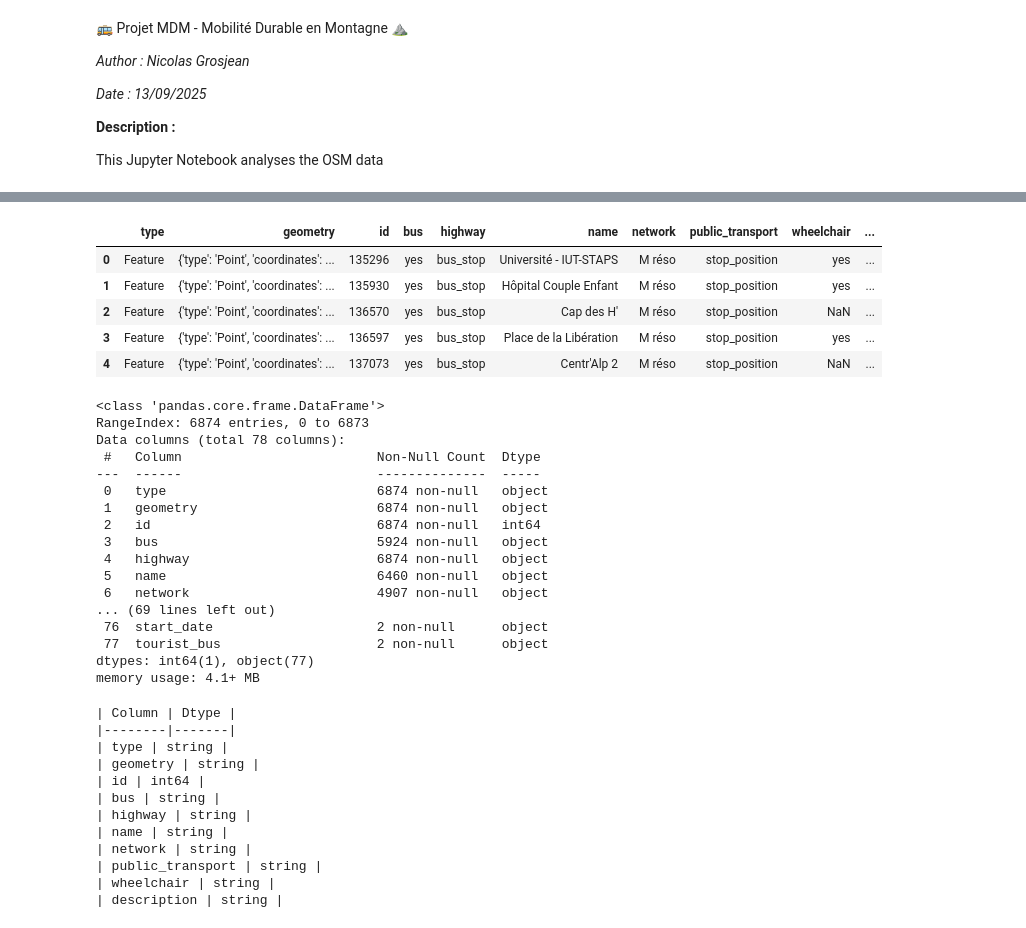
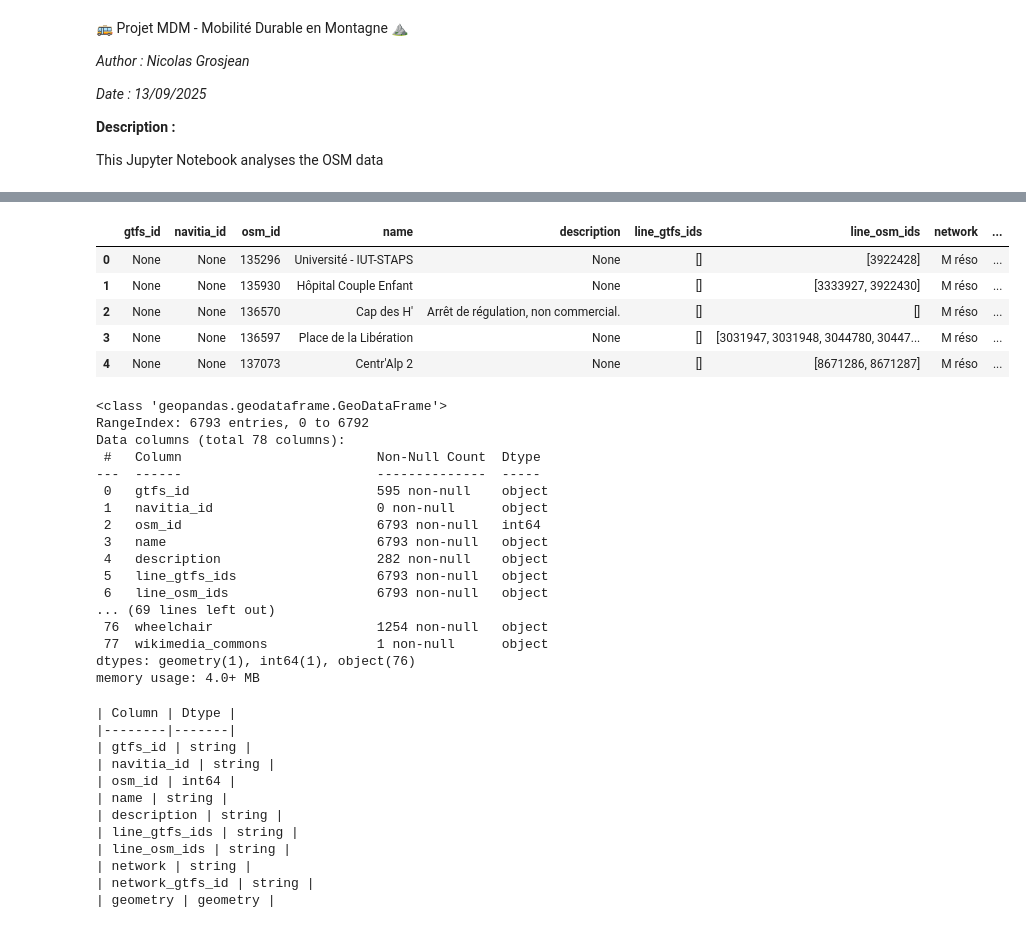
Before and after one commit to lsorba/mobilite_durable, a Jupyter notebook: src/notebooks/2025-09-13_NicolasGrosjean_OSM.ipynb, the cells around one changed output, grey strips where cells are left out. Drawn from its saved outputs; the diff is of its cells as text; code cells hidden in the pictures.

```diff
--- a/src/notebooks/2025-09-13_NicolasGrosjean_OSM.ipynb
+++ b/src/notebooks/2025-09-13_NicolasGrosjean_OSM.ipynb
@@ -28,7 +29,6 @@ def get_markdown_dtype(df: pd.DataFrame):
         markdown_table += f"| {col} | {dtype} |\n"
     return markdown_table
 # %%
-bus_data = OSMBusStopsProcessor.fetch(reload_pipeline=False)
-stops_df = pd.DataFrame(bus_data["features"])
-stops_df.head()
+stops_gdf = OSMBusStopsProcessor.fetch(reload_pipeline=False)
+stops_gdf.head()
 # %% [output]
@@ -41,51 +62,51 @@ stops_df.head()
 # %%
-expanded = stops_df["properties"].apply(pd.Series)
-expanded_stops_df = pd.concat([stops_df.drop(columns=["properties"]), expanded], axis=1)
-expanded_stops_df[expanded_stops_df.columns[:10]].head()
+expanded = stops_gdf["other"].apply(pd.Series)
+expanded_stops_gdf = pd.concat([stops_gdf.drop(columns=["other"]), expanded], axis=1)
+expanded_stops_gdf[expanded_stops_gdf.columns[:10]].head()
 # %% [output]
-|  | type | geometry | id | bus | highway | name | network | public_transport | wheelchair | ... |
-| 0 | Feature | {'type': 'Point', 'coordinates': ... | 135296 | yes | bus_stop | Université - IUT-STAPS | M réso | stop_position | yes | ... |
-| 1 | Feature | {'type': 'Point', 'coordinates': ... | 135930 | yes | bus_stop | Hôpital Couple Enfant | M réso | stop_position | yes | ... |
-| 2 | Feature | {'type': 'Point', 'coordinates': ... | 136570 | yes | bus_stop | Cap des H' | M réso | stop_position | NaN | ... |
-| 3 | Feature | {'type': 'Point', 'coordinates': ... | 136597 | yes | bus_stop | Place de la Libération | M réso | stop_position | yes | ... |
-| 4 | Feature | {'type': 'Point', 'coordinates': ... | 137073 | yes | bus_stop | Centr'Alp 2 | M réso | stop_position | NaN | ... |
+|  | gtfs_id | navitia_id | osm_id | name | description | line_gtfs_ids | line_osm_ids | network | ... |
+| 0 | None | None | 135296 | Université - IUT-STAPS | None | [] | [3922428] | M réso | ... |
+| 1 | None | None | 135930 | Hôpital Couple Enfant | None | [] | [3333927, 3922430] | M réso | ... |
+| 2 | None | None | 136570 | Cap des H' | Arrêt de régulation, non commercial. | [] | [] | M réso | ... |
+| 3 | None | None | 136597 | Place de la Libération | None | [] | [3031947, 3031948, 3044780, 30447... | M réso | ... |
+| 4 | None | None | 137073 | Centr'Alp 2 | None | [] | [8671286, 8671287] | M réso | ... |
 # %%
-expanded_stops_df.info()
+expanded_stops_gdf.info()
 # %% [output]
-<class 'pandas.core.frame.DataFrame'>
-RangeIndex: 6874 entries, 0 to 6873
+<class 'geopandas.geodataframe.GeoDataFrame'>
+RangeIndex: 6793 entries, 0 to 6792
 Data columns (total 78 columns):
  #   Column                         Non-Null Count  Dtype
 ---  ------                         --------------  -----
- 0   type                           6874 non-null   object
- 1   geometry                       6874 non-null   object
- 2   id                             6874 non-null   int64
- 3   bus                            5924 non-null   object
- 4   highway                        6874 non-null   object
- 5   name                           6460 non-null   object
- 6   network                        4907 non-null   object
+ 0   gtfs_id                        595 non-null    object
+ 1   navitia_id                     0 non-null      object
+ 2   osm_id                         6793 non-null   int64
+ 3   name                           6793 non-null   object
+ 4   description                    282 non-null    object
+ 5   line_gtfs_ids                  6793 non-null   object
+ 6   line_osm_ids                   6793 non-null   object
 ... (69 lines left out)
- 76  start_date                     2 non-null      object
- 77  tourist_bus                    2 non-null      object
-dtypes: int64(1), object(77)
-memory usage: 4.1+ MB
+ 76  wheelchair                     1254 non-null   object
+ 77  wikimedia_commons              1 non-null      object
+dtypes: geometry(1), int64(1), object(76)
+memory usage: 4.0+ MB
 # %%
 print(
-    get_markdown_dtype(expanded_stops_df[expanded_stops_df.columns[:10]]).replace(
+    get_markdown_dtype(expanded_stops_gdf[expanded_stops_gdf.columns[:10]]).replace(
         "object", "string"
     )
 )
 # %% [output]
 | Column | Dtype |
 |--------|-------|
-| type | string |
-| geometry | string |
-| id | int64 |
-| bus | string |
-| highway | string |
+| gtfs_id | string |
+| navitia_id | string |
+| osm_id | int64 |
 | name | string |
+| description | string |
+| line_gtfs_ids | string |
+| line_osm_ids | string |
 | network | string |
-| public_transport | string |
-| wheelchair | string |
-| description | string |
+| network_gtfs_id | string |
+| geometry | geometry |
 # %%
```
Also changed, not shown: parts of 10 cells of this notebook, 13 other files.
